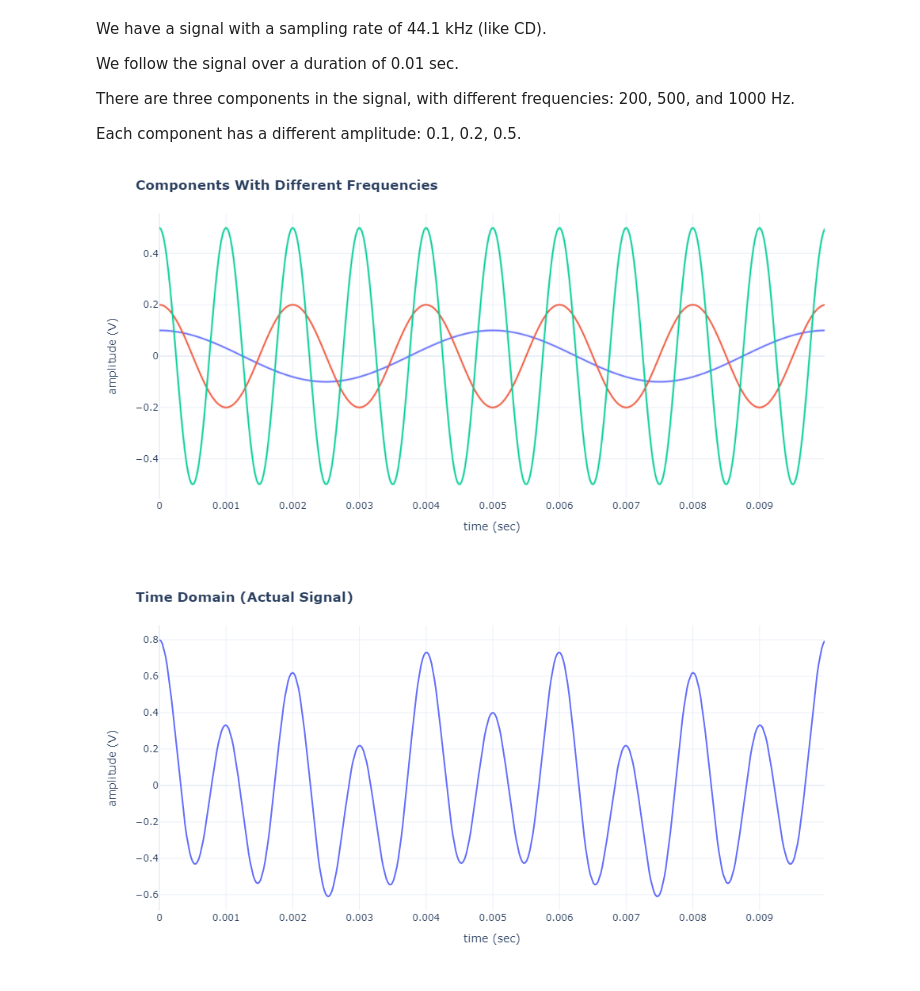
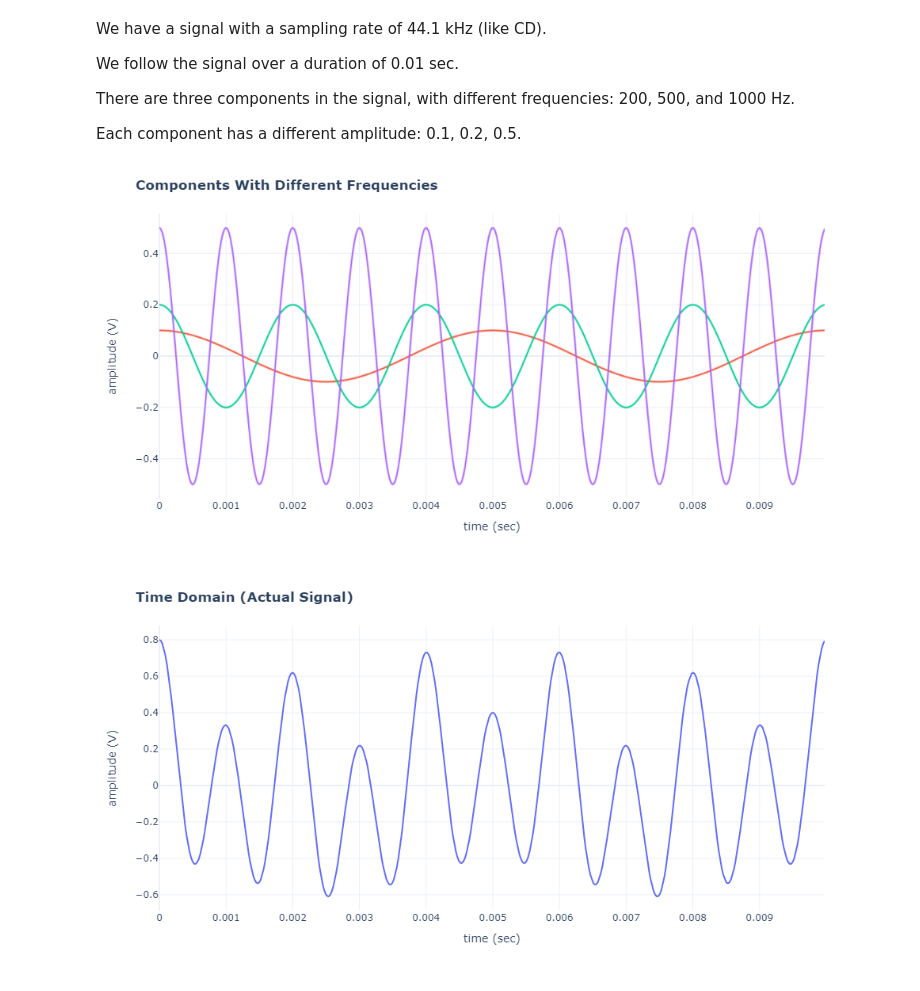
Before and after one commit to FlorinAndrei/misc, a Jupyter notebook: time_domain_frequency_domain/demo.ipynb, the cells around one changed output. Saved outputs shown, nothing was run; the diff lists cells and outputs as text; code cells hidden in the pictures.

```diff
--- a/time_domain_frequency_domain/demo.ipynb
+++ b/time_domain_frequency_domain/demo.ipynb
@@ -34,19 +34,22 @@ signal["amplitude"] = y
 # %%
 px.line(
     data_frame=signal,
     x="time",
     y=["component_" + str(i) for i in range(nc)],
     width=1000,
     height=500,
+    color_discrete_sequence=px.colors.qualitative.Plotly[1:],
 ).update_layout(
     xaxis_title="time (sec)",
     yaxis_title="amplitude (V)",
     title="<b>Components With Different Frequencies</b>",
     showlegend=False,
     template="plotly_white",
-).show("png")
+).show(
+    "png"
+)
 # %% [output]
-[figure, old version]
+[figure, new version]
 # %%
 px.line(
     data_frame=signal,
```
